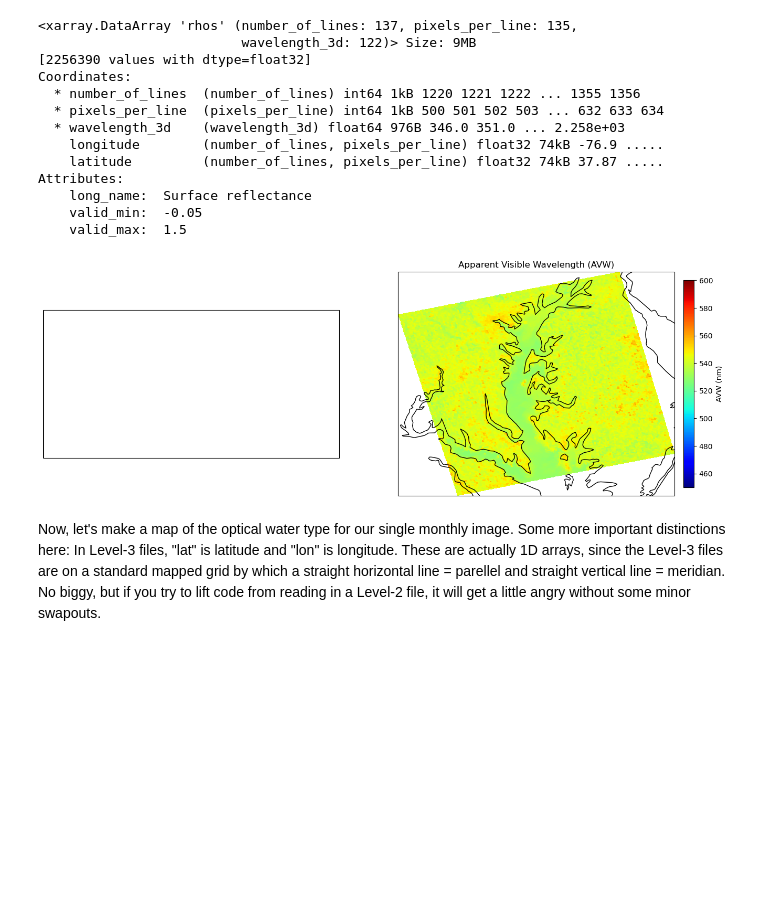
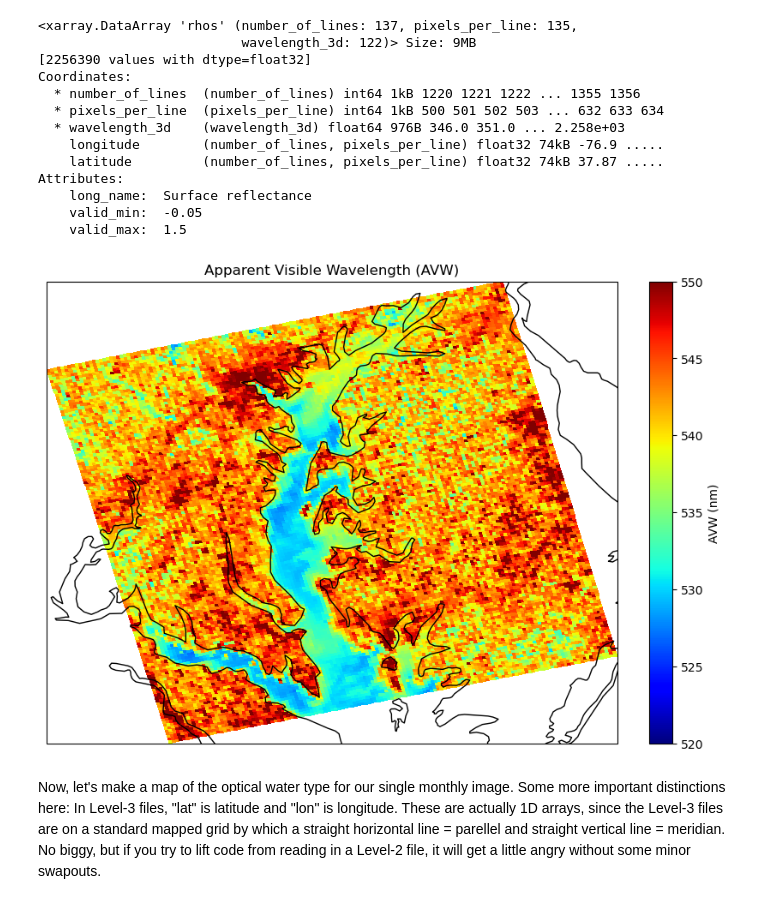
Before and after one commit to fish-pace/2026-proj-phyto-community-structure, a Jupyter notebook: contributor_folders/Shelly/AVW_fromRhos.ipynb, the cells around one changed output. Cells and saved outputs as stored; diff of their text form; code cells hidden in the pictures; blank space fills up the shorter version.

```diff
--- a/contributor_folders/Shelly/AVW_fromRhos.ipynb
+++ b/contributor_folders/Shelly/AVW_fromRhos.ipynb
@@ -158,33 +158,34 @@ rhos_subset_range = rhos_subset.sel(wavelength_3d=slice(400, 700))
 avw = rhos_subset_range.sum(dim='wavelength_3d') / (rhos_subset_range / rhos_subset_range['wavelength_3d']).sum(dim='wavelength_3d')
 # %%
 # User-defined AVW range
-avw_min = 450
-avw_max = 600
+avw_min = 520
+avw_max = 550
 
-fig, (ax1, ax2) = plt.subplots(1, 2, figsize=(16, 7), subplot_kw={'projection': ccrs.PlateCarree()})
+#fig, (ax1, ax2) = plt.subplots(1, 2, figsize=(16, 7), subplot_kw={'projection': ccrs.PlateCarree()})
+fig, (ax2) = plt.subplots(1, figsize=(16, 7), subplot_kw={'projection': ccrs.PlateCarree()})
 
 # Class map
 colors = plt.cm.jet(np.linspace(0, 1, 23))
 cmap_classes = ListedColormap(colors)
 boundaries = np.arange(1, 25)  # 23 classes → 24 boundaries
 norm_classes = BoundaryNorm(boundaries, ncolors=23, clip=True)
 
 #c1 = ax1.pcolormesh(class_map.lon, class_map.lat, class_map, cmap=cmap_classes, norm=norm_classes, shading='auto')
 #ax1.coastlines()
 #ax1.set_title('Optical Water Class')
 #cbar1 = plt.colorbar(c1, ax=ax1, ticks=np.arange(1, 24), fraction=0.035, pad=0.03)
 #cbar1.set_label('Water Class')
 #cbar1.ax.invert_yaxis()
 
 # AVW map
 c2 = ax2.pcolormesh(avw.longitude, avw.latitude, avw, cmap='jet', vmin=avw_min, vmax=avw_max, shading='auto')
 ax2.coastlines()
 ax2.set_title('Apparent Visible Wavelength (AVW)')
 cbar2 = plt.colorbar(c2, ax=ax2, fraction=0.035, pad=0.03)
 cbar2.set_label('AVW (nm)')
 plt.show()
 # %% [output]
-[figure, old version]
+[figure, new version]
 # %% [markdown]
 Now, let's make a map of the optical water type for our single monthly image. Some more important distinctions here: In Level-3 files, "lat" is latitude and "lon" is longitude. These are actually 1D arrays, since the Level-3 files are on a standard mapped grid by which a straight horizontal line = parellel and straight vertical line = meridian. No biggy, but if you try to lift code from reading in a Level-2 file, it will get a little angry without some minor swapouts.
 # %% [markdown]
```
